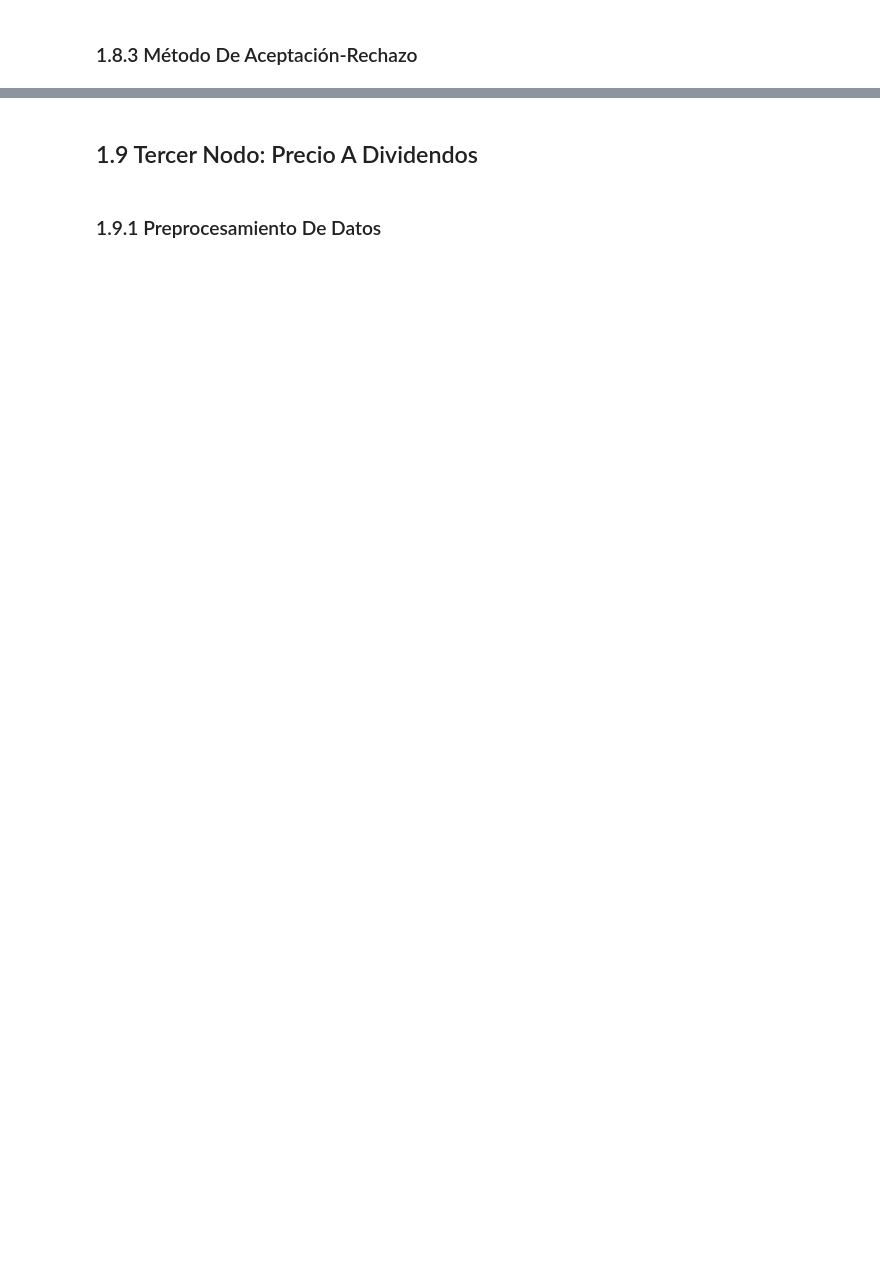
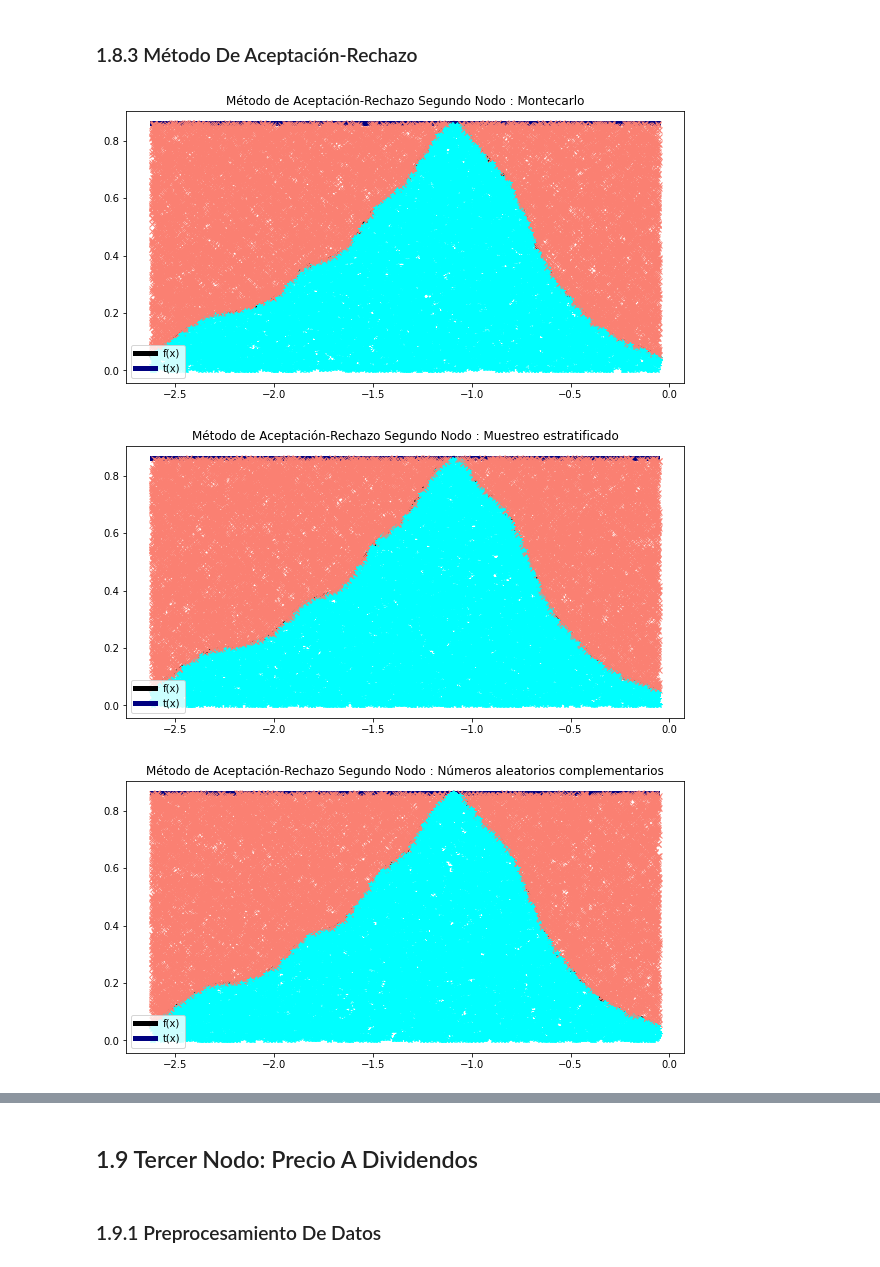
Before and after one commit to EMarquez7/Proyecto_DALopez_EMarquez, a Jupyter notebook: ProyectoModulo1_LazarenoD_DelgadoE.ipynb, the cells around one changed output, grey strips where cells are left out. Saved outputs shown, nothing was run; the diff lists cells and outputs as text; code cells hidden in the pictures; blank space fills up the shorter version.

```diff
--- a/ProyectoModulo1_LazarenoD_DelgadoE.ipynb
+++ b/ProyectoModulo1_LazarenoD_DelgadoE.ipynb
@@ -370,2 +369,10 @@ f_data2 = kde(data2_log, np.linspace(0.01, 2, 30), 20, xgrid2, "KDE : Ratio Payo
 # %% [markdown]
 ### 1.8.3 Método De Aceptación-Rechazo
+# %%
+t2 = f_max(f_data2)
+x_accepted2 = [(acceptanceRejectionPlot(f_data2, t2, xgrid2, "Método de Aceptación-Rechazo Segundo Nodo : " + method, (10, 5)),
+  acceptanceRejection(f_data2, t2, [data2_min, data2_max], 10000, method, plot = True)) for method in methods]
+# %% [output]
+[figure, added]
+[figure, added]
+[figure, added]
```
Also changed, not shown: parts of 19 cells of this notebook, 1 other file.
